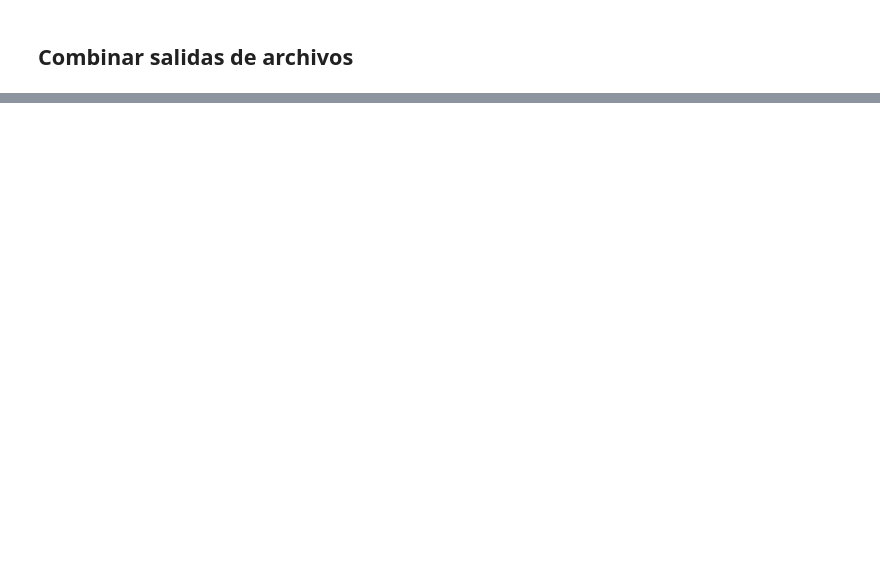
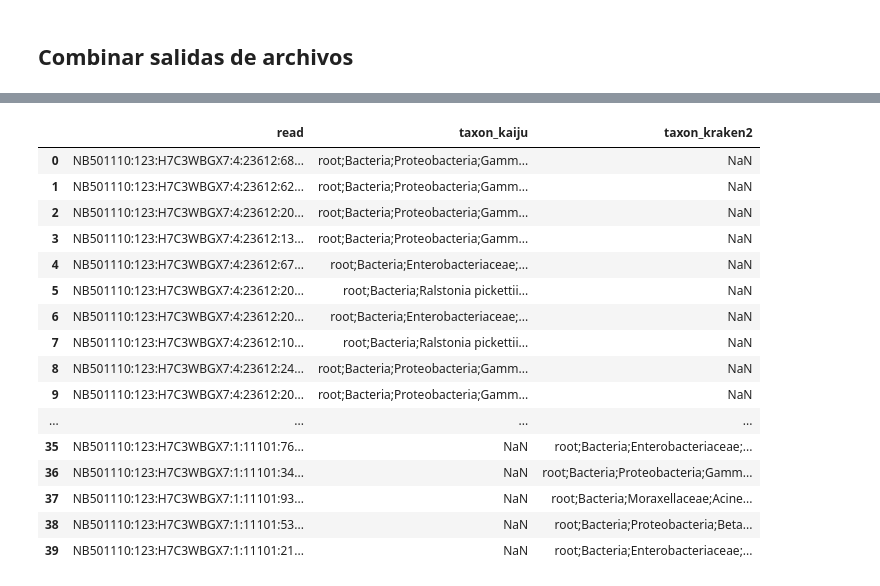
Before and after one commit to CamilaSilva1995/Tesis_Maestria, a Jupyter notebook: Comparacion_taxonomica/Comparacion_outputs.ipynb, the cells around one changed output, grey strips where cells are left out. Saved outputs shown, nothing was run; the diff lists cells and outputs as text; code cells hidden in the pictures; blank space fills up the shorter version.

```diff
--- a/Comparacion_taxonomica/Comparacion_outputs.ipynb
+++ b/Comparacion_taxonomica/Comparacion_outputs.ipynb
@@ -55,0 +85,51 @@ DFfusion.head()
+# %%
+from ete3 import NCBITaxa
+
+def get_full_lineages(otus):
+
+    ncbi = NCBITaxa()
+
+    lineages = {}
+
+    if 0 in otus:
+        lineages.update({0: ""})
+        otus.remove(0)
+    if 1 in otus:
+        lineages.update({1: "root"})
+        otus.remove(1)
+    if 2 in otus:
+        lineages.update({2: "root;Bacteria"})
+        otus.remove(2)
+
+    for entrie in otus:
+        lineage = ncbi.get_lineage(entrie)                  #returns list of lineage taxids
+        names = ncbi.get_taxid_translator(lineage).values() #returns dict in which the taxids of the lineage list become the keys (int) and the translations the values. Error if there is a 0
+        all_names = ";".join(names)
+        lineages.update({entrie: all_names})
+
+    return lineages
+# %%
+kaiju_lineages = get_full_lineages(list(DFfusion['taxon_kaiju'].dropna()))
+kraken_lineages = get_full_lineages(list(DFfusion['taxon_kraken2'].dropna()))
+# %%
+DFfusion.replace({'taxon_kaiju':kaiju_lineages, 'taxon_kraken2':kraken_lineages}, inplace = True)
+# %%
+DFfusion
+# %% [output]
+|  | read | taxon_kaiju | taxon_kraken2 |
+| 0 | NB501110:123:H7C3WBGX7:4:23612:68... | root;Bacteria;Proteobacteria;Gamm... | NaN |
+| 1 | NB501110:123:H7C3WBGX7:4:23612:62... | root;Bacteria;Proteobacteria;Gamm... | NaN |
+| 2 | NB501110:123:H7C3WBGX7:4:23612:20... | root;Bacteria;Proteobacteria;Gamm... | NaN |
+| 3 | NB501110:123:H7C3WBGX7:4:23612:13... | root;Bacteria;Proteobacteria;Gamm... | NaN |
+| 4 | NB501110:123:H7C3WBGX7:4:23612:67... | root;Bacteria;Enterobacteriaceae;... | NaN |
+| 5 | NB501110:123:H7C3WBGX7:4:23612:20... | root;Bacteria;Ralstonia pickettii... | NaN |
+| 6 | NB501110:123:H7C3WBGX7:4:23612:20... | root;Bacteria;Enterobacteriaceae;... | NaN |
+| 7 | NB501110:123:H7C3WBGX7:4:23612:10... | root;Bacteria;Ralstonia pickettii... | NaN |
+| 8 | NB501110:123:H7C3WBGX7:4:23612:24... | root;Bacteria;Proteobacteria;Gamm... | NaN |
+| 9 | NB501110:123:H7C3WBGX7:4:23612:20... | root;Bacteria;Proteobacteria;Gamm... | NaN |
+| ... | ... | ... | ... |
+| 35 | NB501110:123:H7C3WBGX7:1:11101:76... | NaN | root;Bacteria;Enterobacteriaceae;... |
+| 36 | NB501110:123:H7C3WBGX7:1:11101:34... | NaN | root;Bacteria;Proteobacteria;Gamm... |
+| 37 | NB501110:123:H7C3WBGX7:1:11101:93... | NaN | root;Bacteria;Moraxellaceae;Acine... |
+| 38 | NB501110:123:H7C3WBGX7:1:11101:53... | NaN | root;Bacteria;Proteobacteria;Beta... |
+| 39 | NB501110:123:H7C3WBGX7:1:11101:21... | NaN | root;Bacteria;Enterobacteriaceae;... |
```
Also changed, not shown: parts of 4 cells of this notebook, 1 other file.
